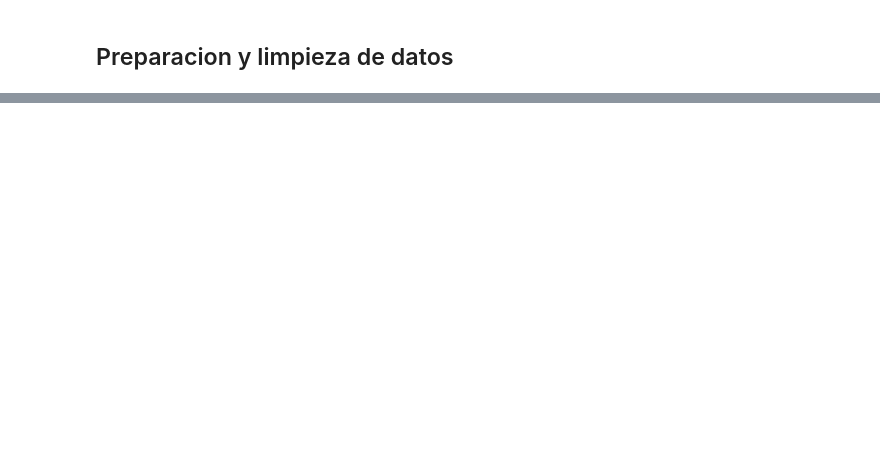
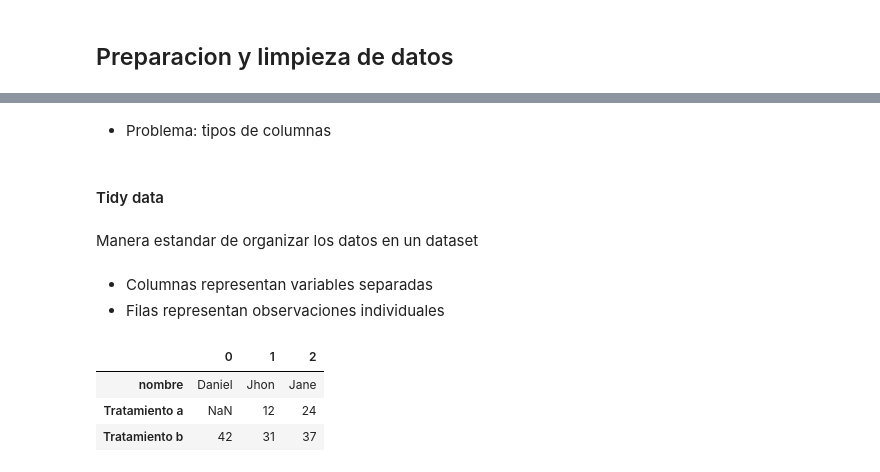
Before and after one commit to mrHyde90/DataScienceCourse, a Jupyter notebook: Pandas.ipynb, the cells around one changed output, grey strips where cells are left out. Drawn from its saved outputs; the diff is of its cells as text; code cells hidden in the pictures; blank space fills up the shorter version.

```diff
--- a/Pandas.ipynb
+++ b/Pandas.ipynb
@@ -649,0 +705,18 @@ titanic_train[titanic_train["Age"] > 70]
+# %% [markdown]
+* Problema: tipos de columnas
+# %% [markdown]
+#### Tidy data
+# %% [markdown]
+Manera estandar de organizar los datos en un dataset
+# %% [markdown]
+* Columnas representan variables separadas
+* Filas representan observaciones individuales
+# %%
+#Ejemplo de un dataset untidy
+untidyDF = pd.DataFrame({0 : ["Daniel", np.nan, 42], 1: ["Jhon", 12, 31], 2: ["Jane", 24, 37] }, index=["nombre", "Tratamiento a", "Tratamiento b"])
+untidyDF
+# %% [output]
+|  | 0 | 1 | 2 |
+| nombre | Daniel | Jhon | Jane |
+| Tratamiento a | NaN | 12 | 24 |
+| Tratamiento b | 42 | 31 | 37 |
```
Also changed, not shown: parts of 13 cells of this notebook.
